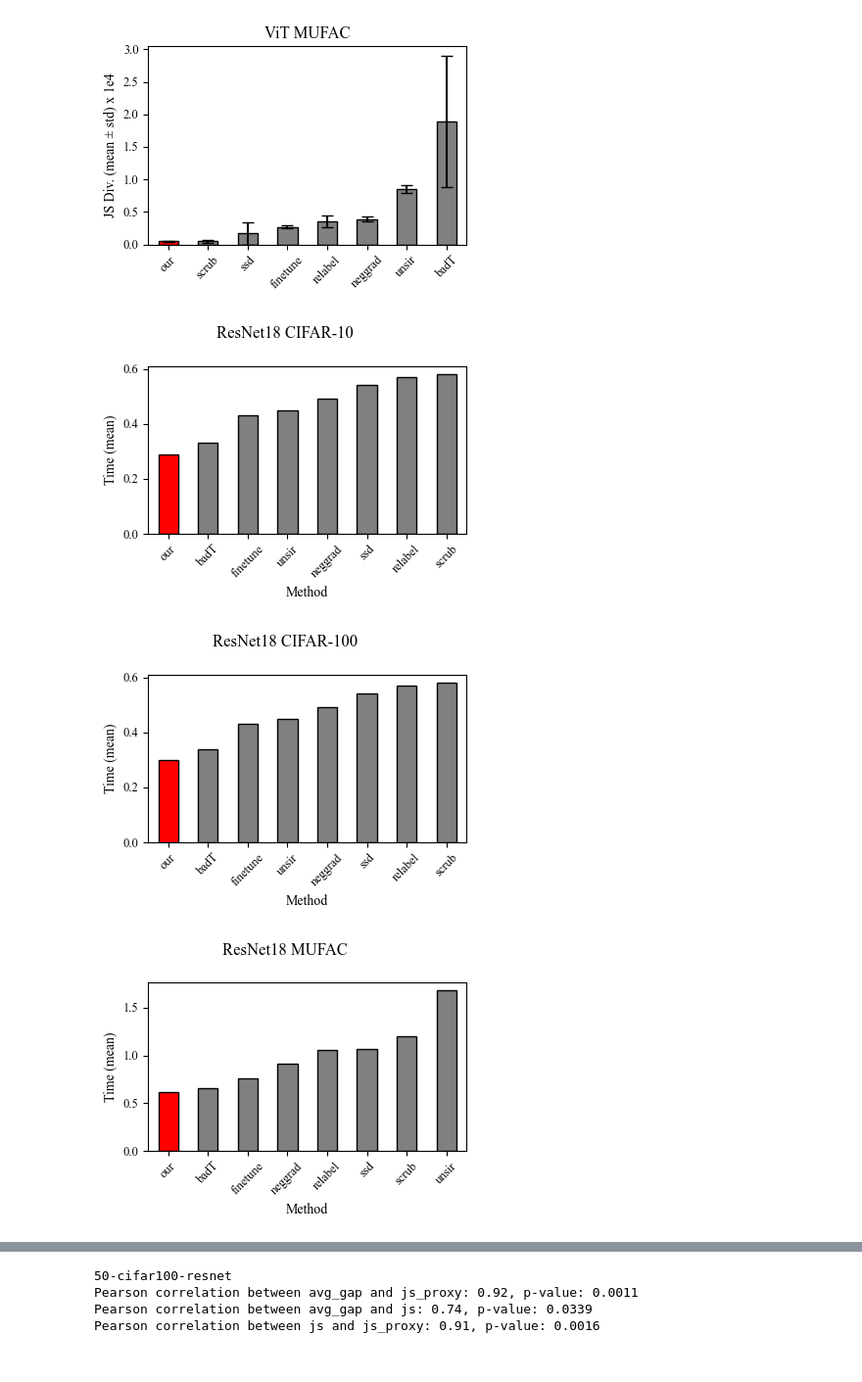
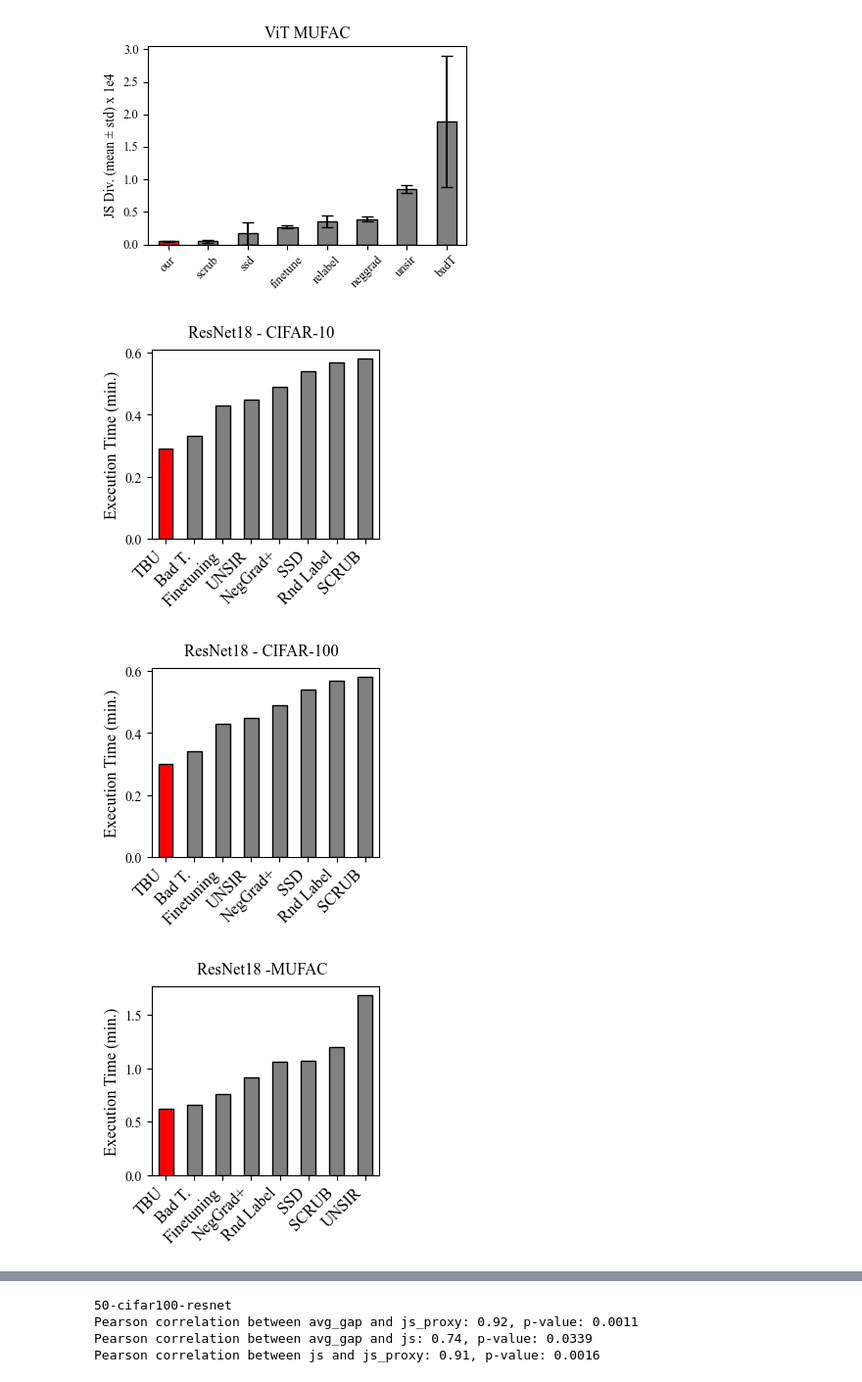
Before and after one commit to cspartalis/LoTUS, a Jupyter notebook: notebooks/results.ipynb, the cells around one changed output, grey strips where cells are left out. Shown at 98% size. Saved outputs shown, nothing was run; the diff lists cells and outputs as text; code cells hidden in the pictures.

```diff
--- a/notebooks/results.ipynb
+++ b/notebooks/results.ipynb
@@ -424,40 +423,50 @@ plot_js_divergence(vit_mufac, "ViT MUFAC")
 # %%
 def plot_time(df, title):
     df_sorted = df.sort_values(by=("t", "mean"), ascending=True)
 
-    fig, ax = plt.subplots(figsize=(4, 3))
+    fig, ax = plt.subplots(figsize=(3, 2.5))
     fig.suptitle(title, fontsize=12, fontname="Times New Roman")
 
     # Sort by value
     df_sorted = df.sort_values(
         by=("t", "mean"),
         ascending=True,
-        key=lambda x: x.where(df.index != "our", x - 0.0001),
+        key=lambda x: x.where(df.index != "our", x - 1e-32),
     )
     # Define colors for the bars
     colors = ["red" if method == "our" else "grey" for method in df_sorted.index]
 
+    # Define a dictionary to change the names of unlearning methods
+    method_names = {
+        "finetune": "Finetuning",
+        "neggrad": "NegGrad+",
+        "relabel": "Rnd Label",
+        "badT": "Bad T.",
+        "scrub": "SCRUB",
+        "ssd": "SSD",
+        "unsir": "UNSIR",
+        "our": "TBU"
+    }
+
     df_sorted[("t", "mean")].plot(kind="bar", ax=ax, color=colors, edgecolor="black")
-    # ax.set_title("Time (mean)", fontsize=10, fontname="Times New Roman")
-    ax.set_xlabel("Method", fontsize=10, fontname="Times New Roman")
-    ax.set_ylabel("Time (mean)", fontsize=10, fontname="Times New Roman")
-    ax.tick_params(axis="x", rotation=45, labelsize=9)
-    ax.tick_params(axis="y", labelsize=9)
-    for label in ax.get_xticklabels() + ax.get_yticklabels():
+    ax.set_xlabel(None)
+    ax.set_ylabel("Execution Time (min.)", fontsize=12, fontname="Times New Roman")
+    ax.set_xticklabels([method_names.get(method, method) for method in df_sorted.index], rotation=45, ha='right', fontsize=12, fontname="Times New Roman")
+    ax.tick_params(axis="y", labelsize=10)
+    for label in ax.get_yticklabels():
         label.set_fontname("Times New Roman")
-
-    plt.tight_layout(rect=[0, 0, 1, 1])
+    plt.savefig(f'images/time/{title}.png', bbox_inches='tight', dpi=300)
     plt.show()
 
 
 # Plot (t, mean) for each dataframe
-plot_time(rn_cifar10, "ResNet18 CIFAR-10")
-plot_time(rn_cifar100, "ResNet18 CIFAR-100")
-plot_time(rn_mufac, "ResNet18 MUFAC")
-plot_time(vit_cifar10, "ViT CIFAR-10")
-plot_time(vit_cifar100, "ViT CIFAR-100")
-plot_time(vit_mufac, "ViT MUFAC")
+plot_time(rn_cifar10, "ResNet18 - CIFAR-10")
+plot_time(rn_cifar100, "ResNet18 - CIFAR-100")
+plot_time(rn_mufac, "ResNet18 -MUFAC")
+plot_time(vit_cifar10, "ViT - CIFAR-10")
+plot_time(vit_cifar100, "ViT - CIFAR-100")
+plot_time(vit_mufac, "ViT - MUFAC")
 # %% [output]
-[figure, old version]
+[figure, new version]
-[figure, old version]
+[figure, new version]
-[figure, old version]
+[figure, new version]
```
Also changed, not shown: parts of 4 cells of this notebook, 19 other files.
